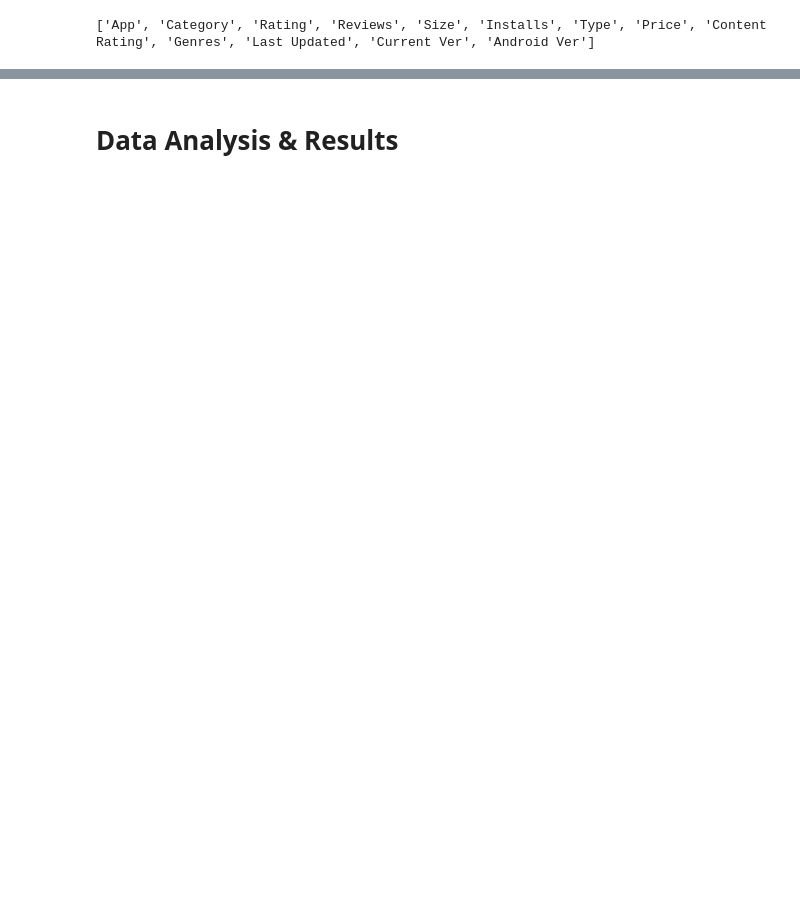
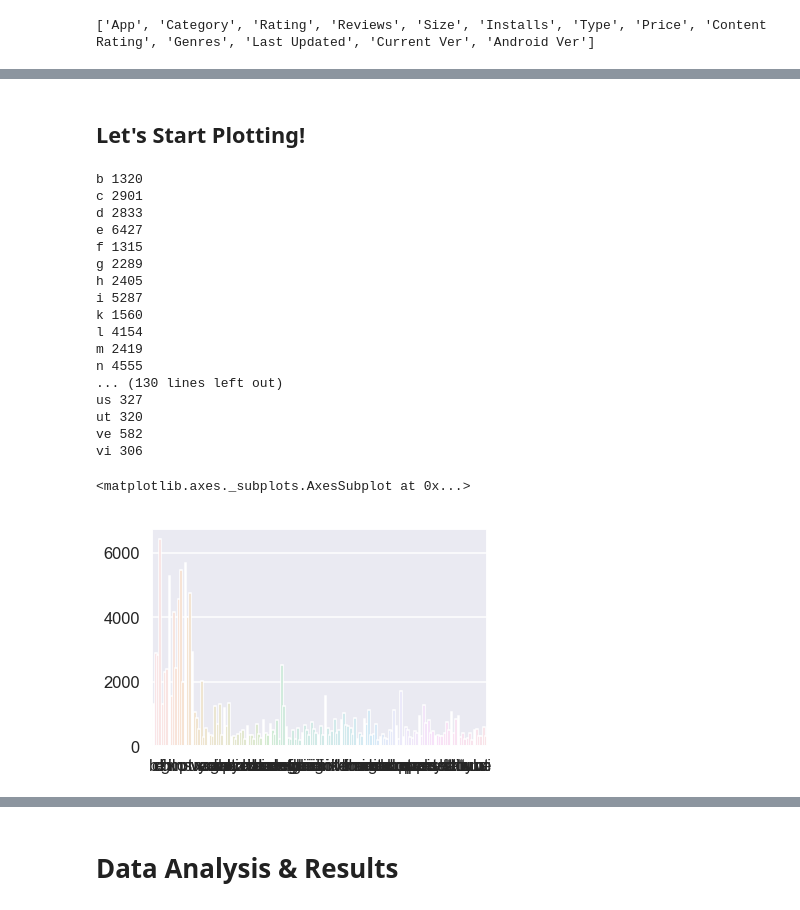
Before and after one commit to Titan-Ngo/COGS108_Repo, a Jupyter notebook: FinalProject.ipynb, the cells around one changed output, grey strips where cells are left out. Cells and saved outputs as stored; diff of their text form; code cells hidden in the pictures; blank space fills up the shorter version.

```diff
--- a/FinalProject.ipynb
+++ b/FinalProject.ipynb
@@ -174,0 +147,7 @@ df['Reviews'] = df['Reviews'].astype(float)
+# %%
+# Remove any duplicate applications
+# We only want to account for each app once
+df.drop_duplicates(['App'], inplace = True)
+# %%
+# We decided that we only need the app names, ratings, and number of installations.
+df = df[['App', 'Rating', 'Installs']]
@@ -174,0 +192,12 @@ df['Reviews'] = df['Reviews'].astype(float)
+# %%
+# Delete the '+' chars that are in these strings in 'Installs'
+df['Installs'] = df['Installs'].str.replace('+', '')
+# Delete the ',' chars that are in these strings in 'Installs'
+df['Installs'] = df['Installs'].str.replace(',', '')
+
+# Type cast these strings into integers
+df['Installs'] = pd.to_numeric(df['Installs'], errors='coerce')
+
+# Preview the dataframe
+# Values in 'Installs' should be numeric
+df
@@ -180,4 +221 @@ df['Word Count'] = df['App'].str.split().str.len()
 df['Char Count'] = df['App'].str.len() - df['App'].str.count(' ')
-# %%
-#Remove any rows with null values
-df = df.dropna(how='any')
@@ -195,0 +306,34 @@ df
+# %% [markdown]
+## Let's Start Plotting!
+# %%
+# Make a bar plot where each bar shows the number of titles a letter or letter pair appears in
+
+num= []
+letter = []
+for index in range(6,152):
+    pos = (df.iloc[: , index] == 1).sum()
+    columnSeriesObj = df.iloc[: , index]
+    print(df.iloc[: , index].name, pos)
+    num.append(pos)
+    letter.append(df.iloc[: , index].name)
+sns.barplot(letter,num)
+# %% [output]
+b 1320
+c 2901
+d 2833
+e 6427
+f 1315
+g 2289
+h 2405
+i 5287
+k 1560
+l 4154
+m 2419
+n 4555
+... (130 lines left out)
+us 327
+ut 320
+ve 582
+vi 306
+<matplotlib.axes._subplots.AxesSubplot at 0x...>
+[figure, added]
```
Also changed, not shown: parts of 58 cells of this notebook, 1 other file.
